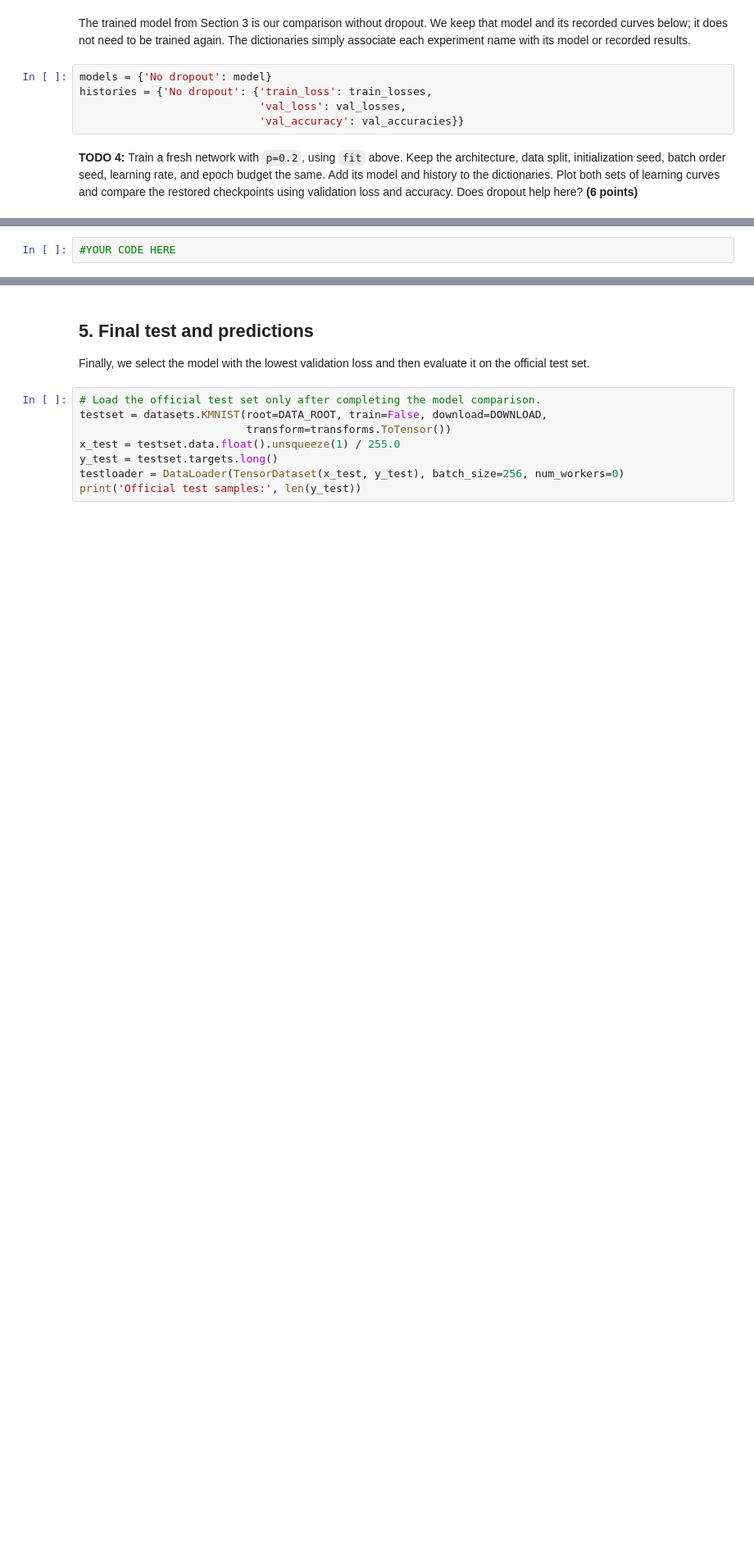
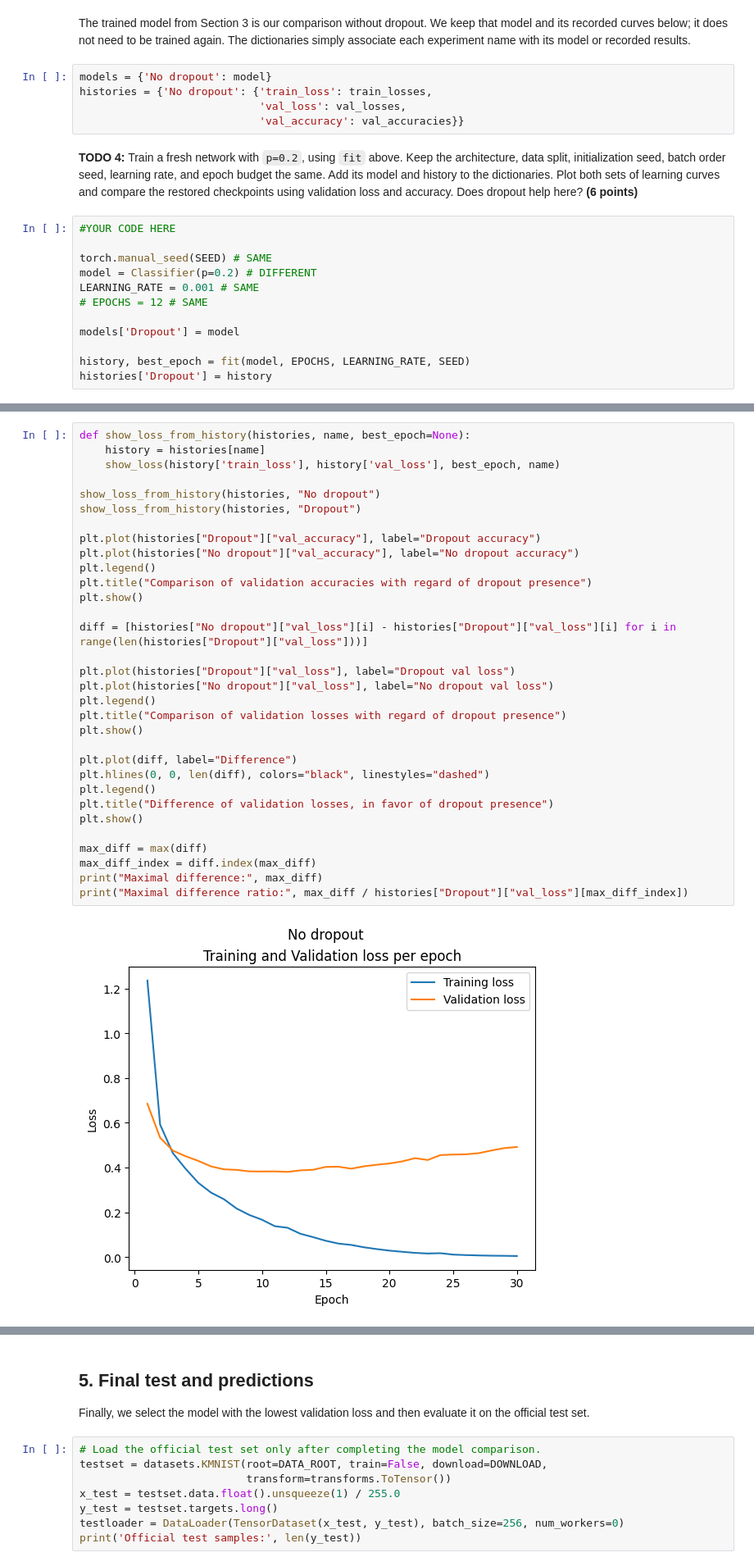
Before and after one commit to ManiGillier/CV_miniproject-1, a Jupyter notebook: Project_KMNIST__starter.ipynb, the cells around one changed output, grey strips where cells are left out. Shown at 82% size. Drawn from its saved outputs; the diff is of its cells as text; blank space fills up the shorter version.

```diff
--- a/Project_KMNIST__starter.ipynb
+++ b/Project_KMNIST__starter.ipynb
@@ -372,3 +379,15 @@ histories = {'No dropout': {'train_loss': train_losses,
                             'val_accuracy': val_accuracies}}
 # %% [markdown]
 **TODO 4:** Train a fresh network with `p=0.2`, using `fit` above. Keep the architecture, data split, initialization seed, batch order seed, learning rate, and epoch budget the same. Add its model and history to the dictionaries. Plot both sets of learning curves and compare the restored checkpoints using validation loss and accuracy. Does dropout help here? **(6 points)**
+# %%
+#YOUR CODE HERE
+
+torch.manual_seed(SEED) # SAME
+model = Classifier(p=0.2) # DIFFERENT
+LEARNING_RATE = 0.001 # SAME
+# EPOCHS = 12 # SAME
+
+models['Dropout'] = model
+
+history, best_epoch = fit(model, EPOCHS, LEARNING_RATE, SEED)
+histories['Dropout'] = history
@@ -375,2 +402,34 @@ histories = {'No dropout': {'train_loss': train_losses,
 # %%
-#YOUR CODE HERE
+def show_loss_from_history(histories, name, best_epoch=None):
+    history = histories[name]
+    show_loss(history['train_loss'], history['val_loss'], best_epoch, name)
+
+show_loss_from_history(histories, "No dropout")
+show_loss_from_history(histories, "Dropout")
+
+plt.plot(histories["Dropout"]["val_accuracy"], label="Dropout accuracy")
+plt.plot(histories["No dropout"]["val_accuracy"], label="No dropout accuracy")
+plt.legend()
+plt.title("Comparison of validation accuracies with regard of dropout presence")
+plt.show()
+
+diff = [histories["No dropout"]["val_loss"][i] - histories["Dropout"]["val_loss"][i] for i in range(len(histories["Dropout"]["val_loss"]))]
+
+plt.plot(histories["Dropout"]["val_loss"], label="Dropout val loss")
+plt.plot(histories["No dropout"]["val_loss"], label="No dropout val loss")
+plt.legend()
+plt.title("Comparison of validation losses with regard of dropout presence")
+plt.show()
+
+plt.plot(diff, label="Difference")
+plt.hlines(0, 0, len(diff), colors="black", linestyles="dashed")
+plt.legend()
+plt.title("Difference of validation losses, in favor of dropout presence")
+plt.show()
+
+max_diff = max(diff)
+max_diff_index = diff.index(max_diff)
+print("Maximal difference:", max_diff)
+print("Maximal difference ratio:", max_diff / histories["Dropout"]["val_loss"][max_diff_index])
+# %% [output]
+[figure, added]
```
Also changed, not shown: parts of 9 cells of this notebook.
